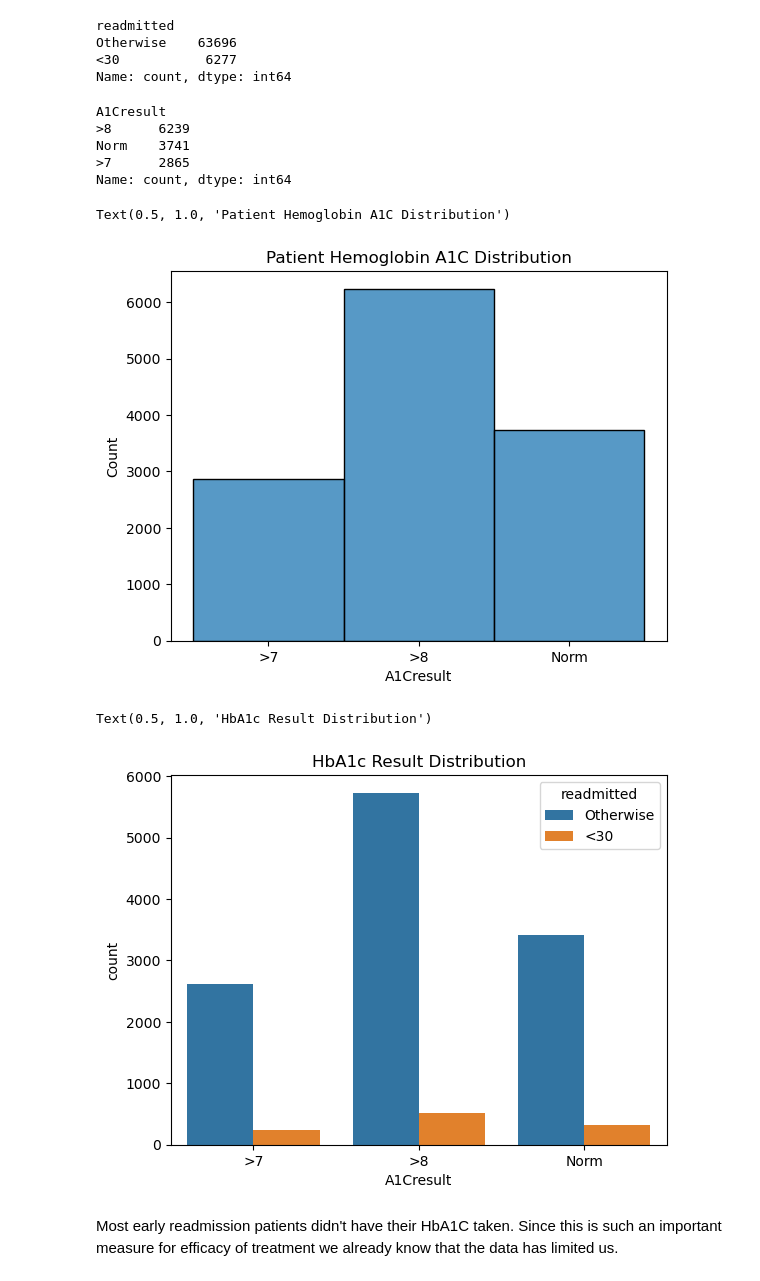
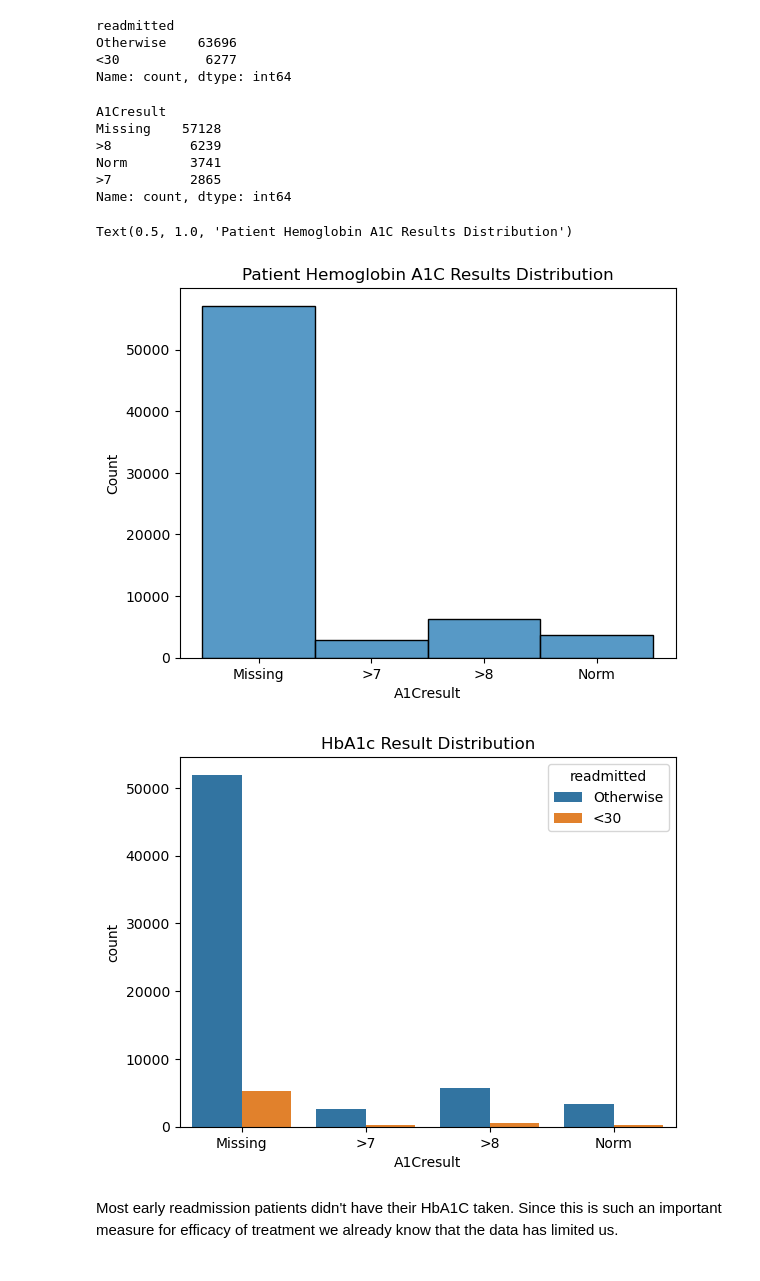
Before and after one commit to sabrinasayed99/Diabetes_Classifier_Project, a Jupyter notebook: Diabetes_EDA_1.ipynb, the cells around one changed output. Drawn from its saved outputs; the diff is of its cells as text; code cells hidden in the pictures.

```diff
--- a/Diabetes_EDA_1.ipynb
+++ b/Diabetes_EDA_1.ipynb
@@ -351,3 +334,5 @@ Otherwise    63696
 Name: count, dtype: int64
 # %% [markdown]
 Note that with this change there is clear class imbalance for out target variable.
+# %%
+raw_data['A1Cresult'].fillna('Missing', inplace= True)
@@ -353,0 +344,5 @@ Note that with this change there is clear class imbalance for out target variabl
+# %%
+raw_data['A1Cresult'].value_counts()
+raw_data['max_glu_serum'].fillna('Missing', inplace= True)
+raw_data['max_glu_serum'].value_counts()
+raw_data['medical_specialty'].fillna('Missing', inplace= True)
@@ -442,22 +474,23 @@ Name: count, dtype: int64
 raw_data['A1Cresult'].value_counts()
 # %% [output]
 A1Cresult
->8      6239
-Norm    3741
->7      2865
+Missing    57128
+>8          6239
+Norm        3741
+>7          2865
 Name: count, dtype: int64
 # %%
 sns.histplot(data=raw_data, x= 'A1Cresult')
-plt.title('Patient Hemoglobin A1C Distribution')
+plt.title('Patient Hemoglobin A1C Results Distribution')
 # %% [output]
-Text(0.5, 1.0, 'Patient Hemoglobin A1C Distribution')
+Text(0.5, 1.0, 'Patient Hemoglobin A1C Results Distribution')
-[figure, old version]
+[figure, new version]
 # %%
 sns.countplot(x='A1Cresult', data=raw_data, hue='readmitted')
 plt.title('HbA1c Result Distribution')
+plt.savefig('HbA1c_Result_Distribution.png')
 # %% [output]
-Text(0.5, 1.0, 'HbA1c Result Distribution')
-[figure, old version]
+[figure, new version]
 # %% [markdown]
 Most early readmission patients didn't have their HbA1C taken. Since this is such an important measure for efficacy of treatment we already know that the data has limited us.
 # %%
```
Also changed, not shown: parts of 19 cells of this notebook, 6 other files.
